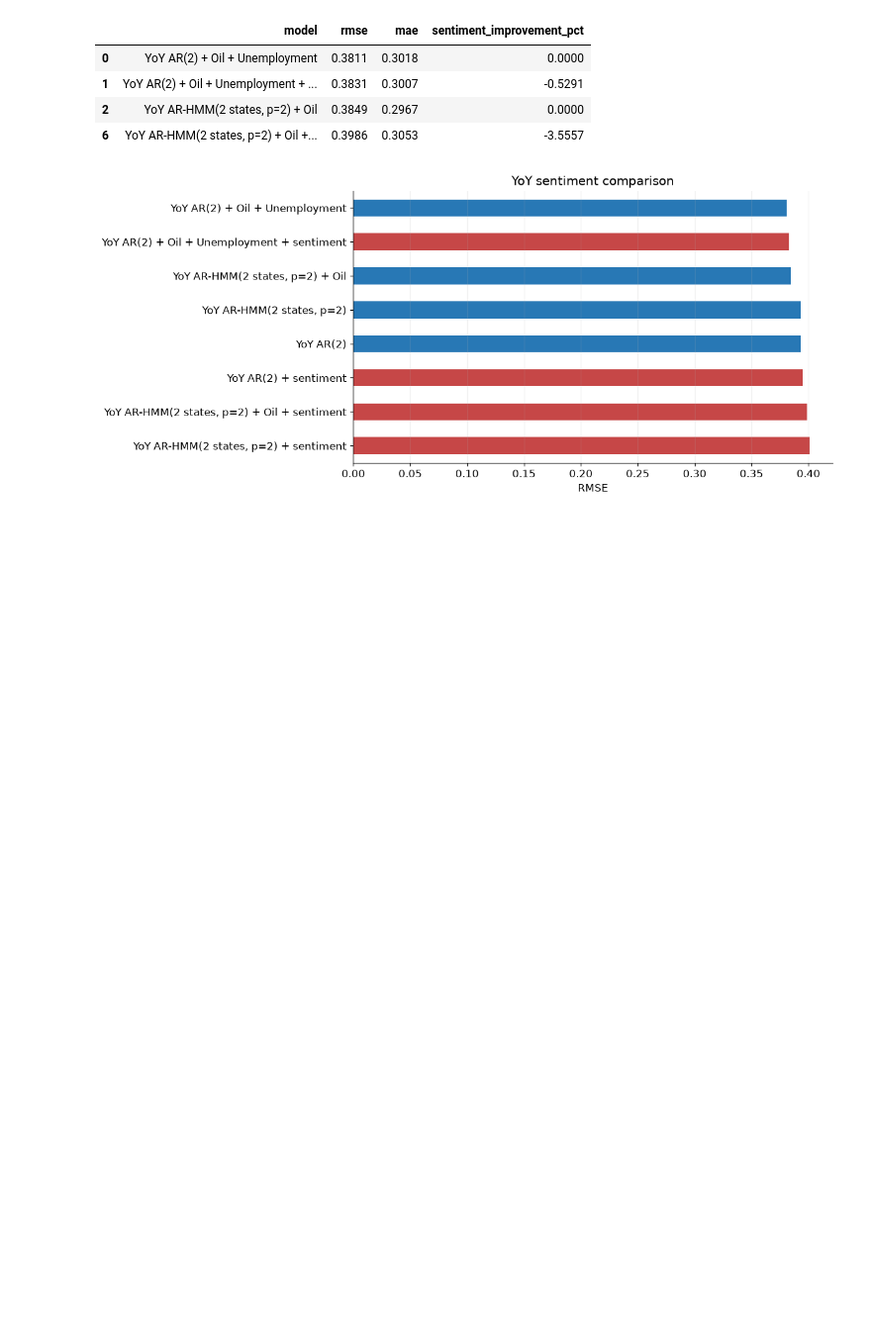
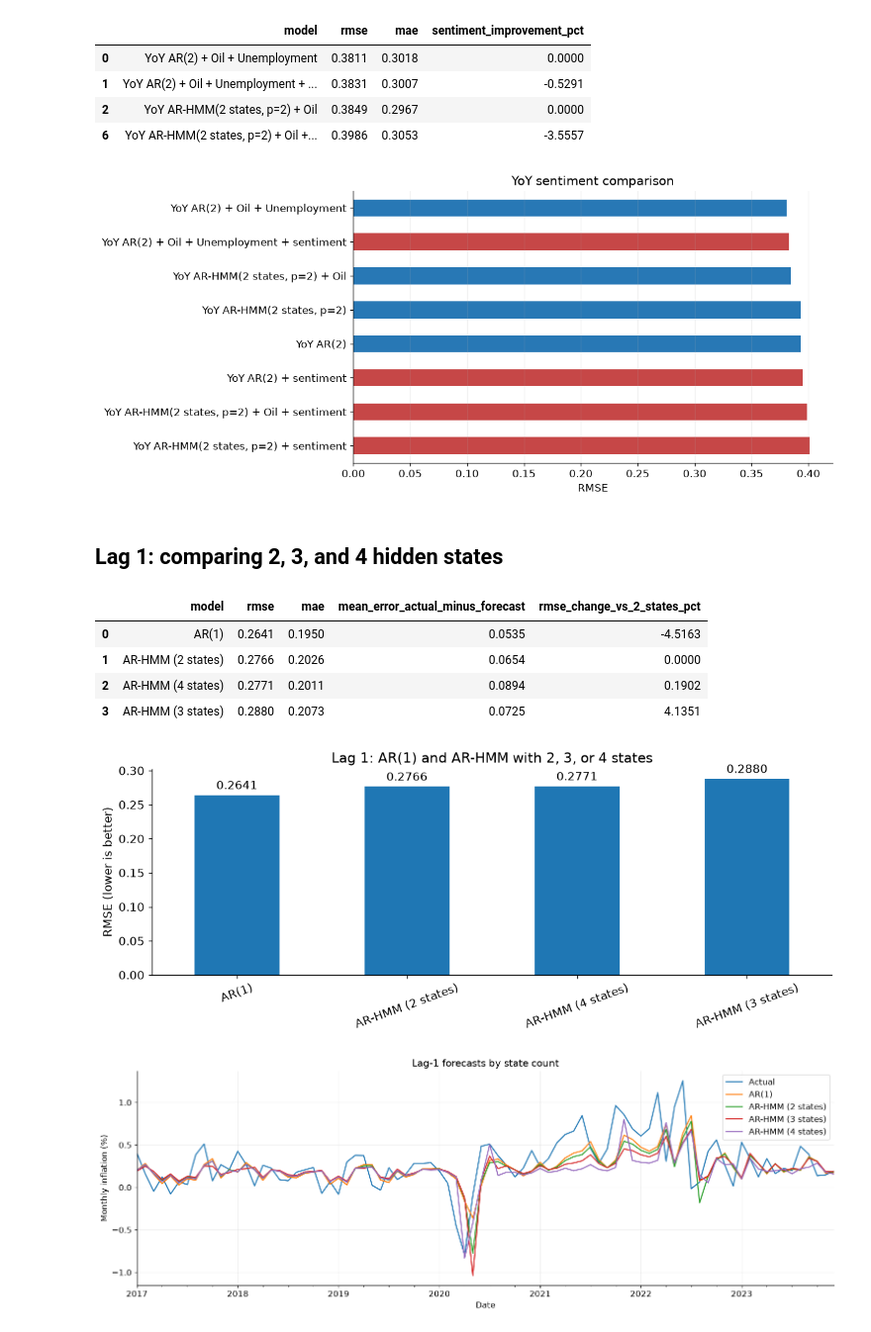
Before and after one commit to zahra-ynp/Thesis, a Jupyter notebook: modelling/notebooks/02_Forecasting_and_Regime_Results.ipynb, the cells around one changed output. Shown at 99% size. Cells and saved outputs as stored; diff of their text form; code cells hidden in the pictures; blank space fills up the shorter version.

Commit message:
Implement 3 states AR-HMM and compare with 2, 4 states

```diff
--- a/modelling/notebooks/02_Forecasting_and_Regime_Results.ipynb
+++ b/modelling/notebooks/02_Forecasting_and_Regime_Results.ipynb
@@ -737,3 +712,45 @@ plt.show()
 | 2 | YoY AR-HMM(2 states, p=2) + Oil | 0.3849 | 0.2967 | 0.0000 |
 | 6 | YoY AR-HMM(2 states, p=2) + Oil +... | 0.3986 | 0.3053 | -3.5557 |
 [figure]
+# %% [markdown]
+## Lag 1: comparing 2, 3, and 4 hidden states
+# %%
+from modelling.regime_experiment import run_regime_experiment, compare_state_count_bundles
+
+RERUN_NEW_STATE_COUNTS = False
+state_folders = {3: 'arhmm_three_states', 4: 'arhmm_four_states'}
+for count in (3,):
+    directory = RESULTS / state_folders[count]
+    if RERUN_NEW_STATE_COUNTS or not (directory / 'regimes.csv').exists():
+        run_regime_experiment(
+            PROJECT_ROOT / 'data/processed/modelling_datasets/us_nyt_monthly_experiment.csv',
+            directory, n_states=count,
+        )
+state_count_metrics = compare_state_count_bundles(RESULTS)
+display(state_count_metrics.round(4))
+state_comparison = pd.read_csv(RESULTS / 'arhmm_state_counts/forecasts.csv', parse_dates=['Date'])
+ax = state_count_metrics.set_index('model')['rmse'].plot.bar(
+    figsize=(10, 4), ylabel='RMSE (lower is better)',
+    title='Lag 1: AR(1) and AR-HMM with 2, 3, or 4 states',
+)
+ax.bar_label(ax.containers[0], fmt='%.4f', padding=3)
+ax.set_xlabel('')
+ax.tick_params(axis='x', rotation=20)
+plt.tight_layout()
+plt.savefig(RESULTS / 'arhmm_state_counts/rmse_comparison.png', dpi=160)
+plt.show()
+ax = state_comparison.set_index('Date').plot(
+    figsize=(14, 5), ylabel='Monthly inflation (%)', title='Lag-1 forecasts by state count',
+)
+ax.grid(alpha=.2)
+plt.tight_layout()
+plt.savefig(RESULTS / 'arhmm_state_counts/forecast_comparison.png', dpi=160)
+plt.show()
+# %% [output]
+|  | model | rmse | mae | mean_error_actual_minus_forecast | rmse_change_vs_2_states_pct |
+| 0 | AR(1) | 0.2641 | 0.1950 | 0.0535 | -4.5163 |
+| 1 | AR-HMM (2 states) | 0.2766 | 0.2026 | 0.0654 | 0.0000 |
+| 2 | AR-HMM (4 states) | 0.2771 | 0.2011 | 0.0894 | 0.1902 |
+| 3 | AR-HMM (3 states) | 0.2880 | 0.2073 | 0.0725 | 4.1351 |
+[figure, added]
+[figure, added]
```
Also changed, not shown: parts of 1 cell of this notebook, 8 other files.
